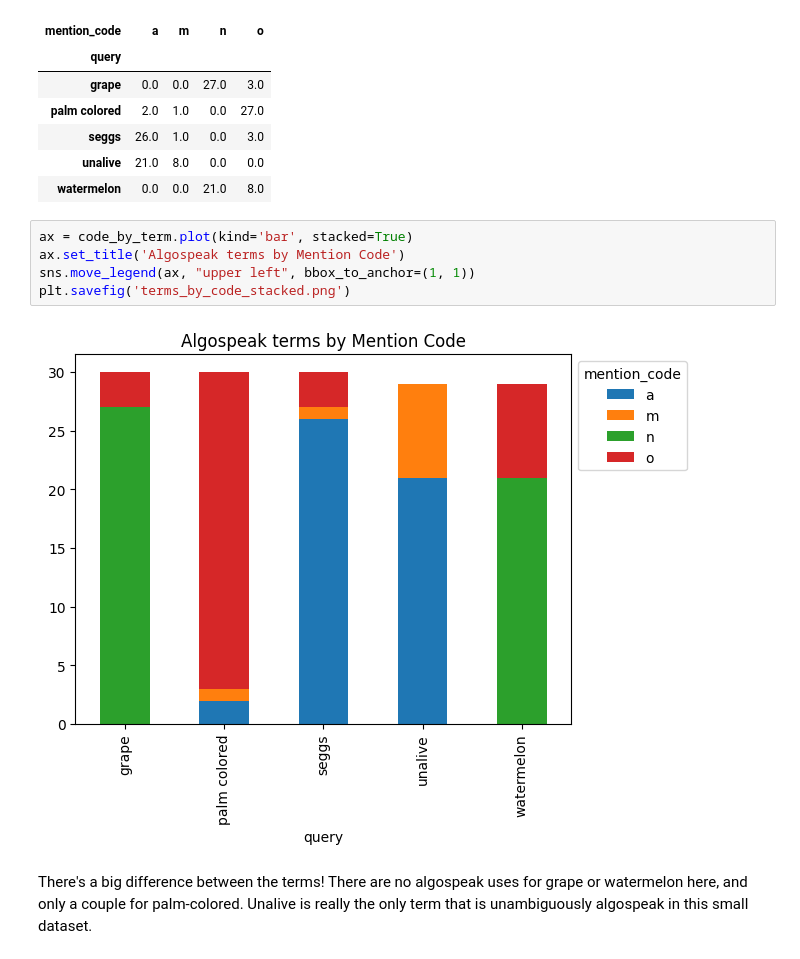
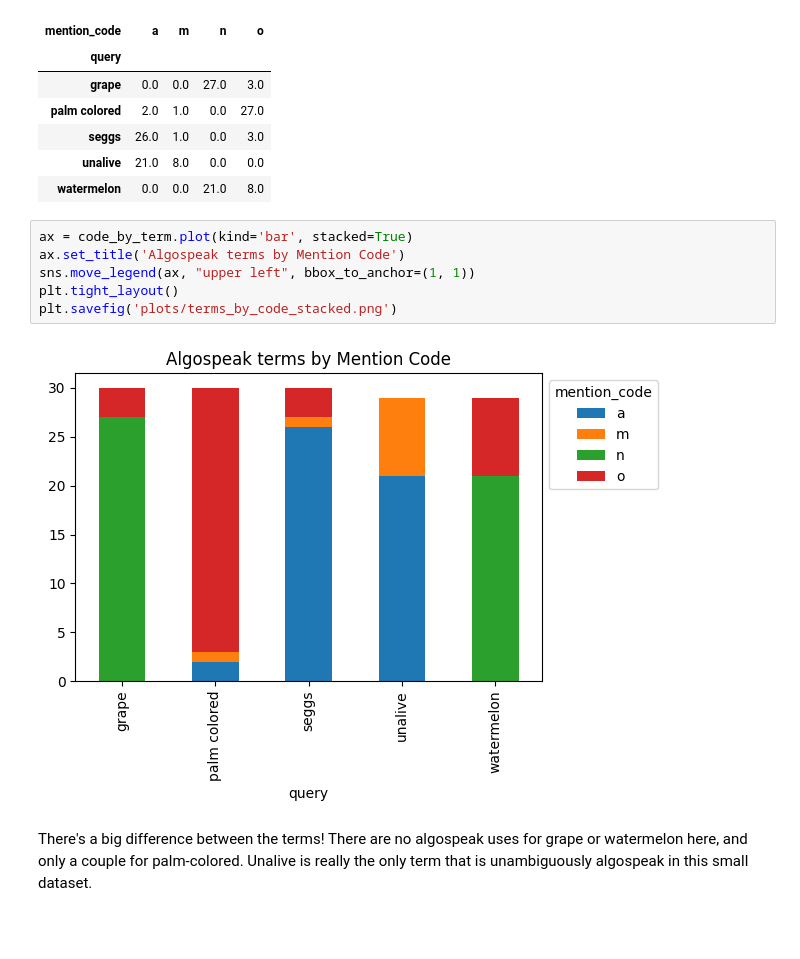
Before and after one commit to Data-Science-for-Linguists-2025/Algospeak-on-Bluesky, a Jupyter notebook: coded_data_viz.ipynb, the cells around one changed output. Cells and saved outputs as stored; diff of their text form; blank space fills up the shorter version.

Commit message:
added plots and topic modeling

```diff
--- a/coded_data_viz.ipynb
+++ b/coded_data_viz.ipynb
@@ -86,10 +84,11 @@ code_by_term
 # %%
 ax = code_by_term.plot(kind='bar', stacked=True)
 ax.set_title('Algospeak terms by Mention Code')
 sns.move_legend(ax, "upper left", bbox_to_anchor=(1, 1))
-plt.savefig('terms_by_code_stacked.png')
+plt.tight_layout()
+plt.savefig('plots/terms_by_code_stacked.png')
 # %% [output]
-[figure, old version]
+[figure, new version]
 # %% [markdown]
 There's a big difference between the terms! There are no algospeak uses for grape or watermelon here, and only a couple for palm-colored. Unalive is really the only term that is unambiguously algospeak in this small dataset.
 # %% [markdown]
```
Also changed, not shown: parts of 6 cells of this notebook, 5 other files.
